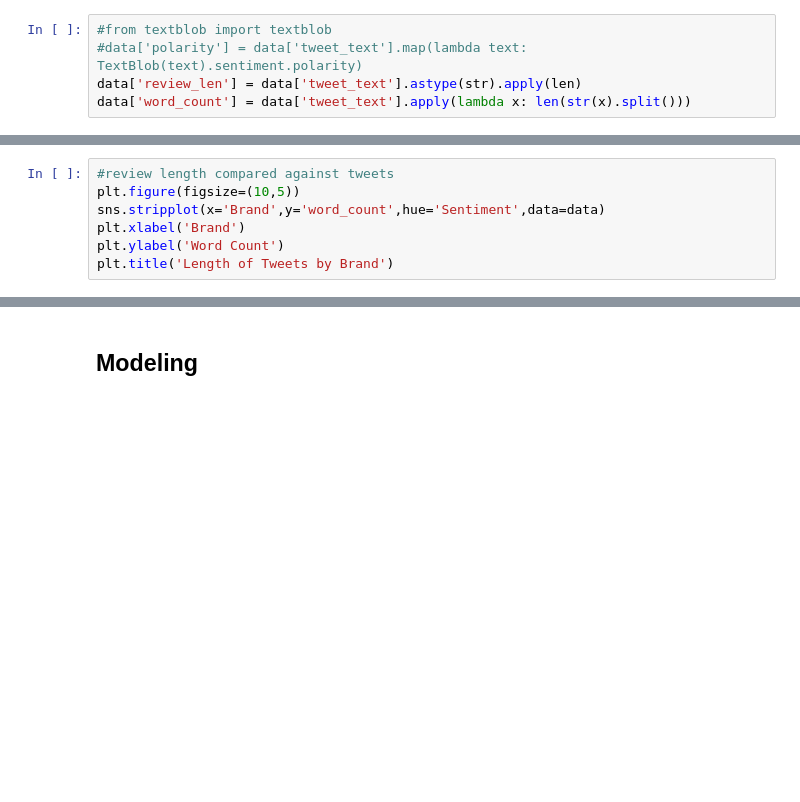
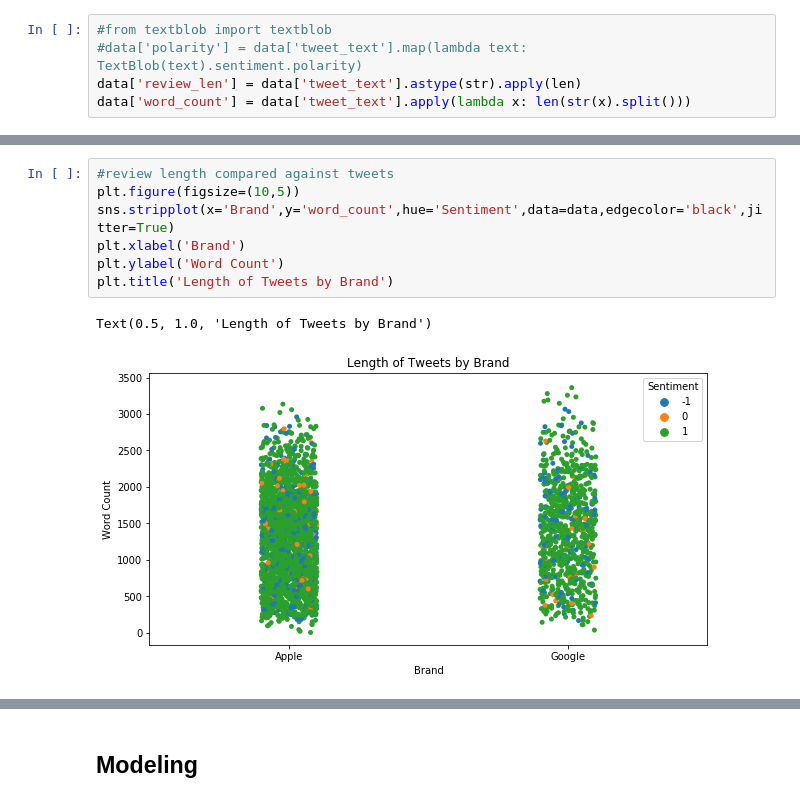
Before and after one commit to jdsmithwes/project4_NLP-master, a Jupyter notebook: Apple_Google_NLPnotebook.ipynb, the cells around one changed output, grey strips where cells are left out. Saved outputs shown, nothing was run; the diff lists cells and outputs as text; blank space fills up the shorter version.

```diff
--- a/Apple_Google_NLPnotebook.ipynb
+++ b/Apple_Google_NLPnotebook.ipynb
@@ -235,10 +251,13 @@ data.head()
 # %%
 #review length compared against tweets
 plt.figure(figsize=(10,5))
-sns.stripplot(x='Brand',y='word_count',hue='Sentiment',data=data)
+sns.stripplot(x='Brand',y='word_count',hue='Sentiment',data=data,edgecolor='black',jitter=True)
 plt.xlabel('Brand')
 plt.ylabel('Word Count')
 plt.title('Length of Tweets by Brand')
+# %% [output]
+Text(0.5, 1.0, 'Length of Tweets by Brand')
+[figure, added]
 # %%
 #Average length of tweets by Brand
 brand_length = data.groupby(['Brand','Sentiment']).mean()
```
Also changed, not shown: parts of 23 cells of this notebook, 3 other files.
